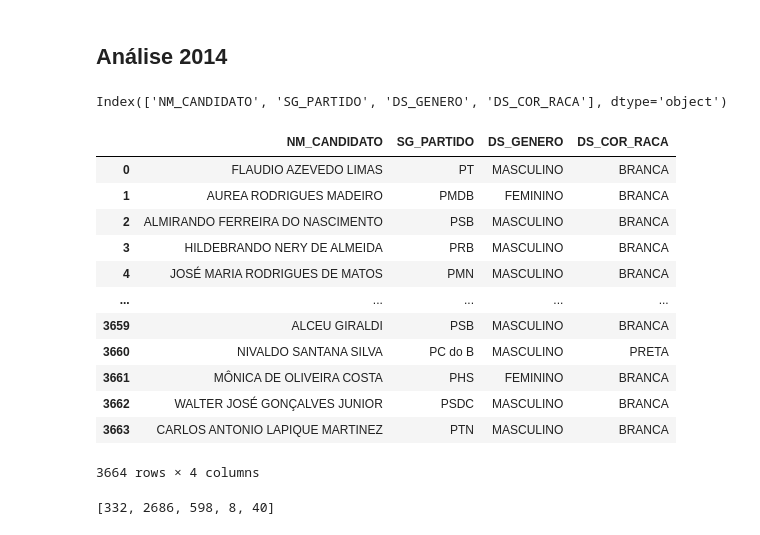
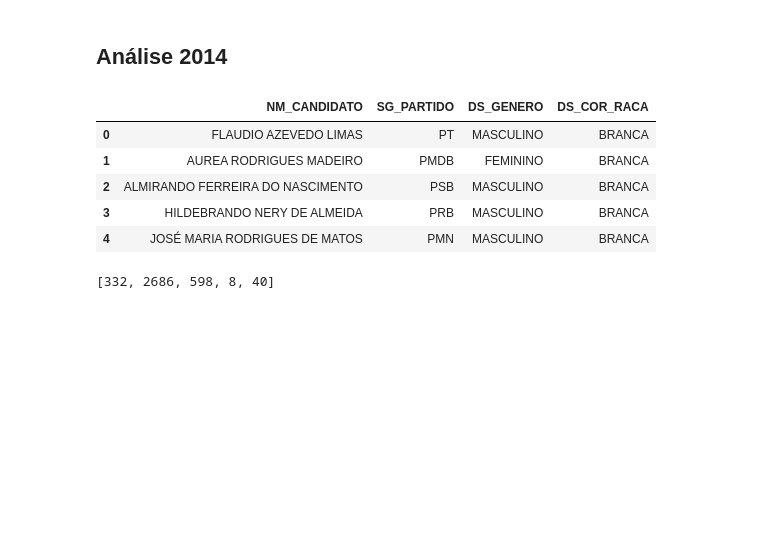
Before and after one commit to cesaralmeida93/Analise-eleicoes-2018, a Jupyter notebook: Análise.ipynb, the cells around one changed output. Cells and saved outputs as stored; diff of their text form; code cells hidden in the pictures; blank space fills up the shorter version.

```diff
--- a/Análise.ipynb
+++ b/Análise.ipynb
@@ -86,25 +94,14 @@ df_2014 = pd.read_csv('consulta_cand_2014_SP.csv',sep=';',encoding='latin-1', us
                                                                                   "NM_CANDIDATO",
                                                                                   "SG_PARTIDO"])
 # %%
-df_2014.columns
+df_2014.head()
 # %% [output]
-Index(['NM_CANDIDATO', 'SG_PARTIDO', 'DS_GENERO', 'DS_COR_RACA'], dtype='object')
+|  | NM_CANDIDATO | SG_PARTIDO | DS_GENERO | DS_COR_RACA |
+| 0 | FLAUDIO AZEVEDO LIMAS | PT | MASCULINO | BRANCA |
+| 1 | AUREA RODRIGUES MADEIRO | PMDB | FEMININO | BRANCA |
+| 2 | ALMIRANDO FERREIRA DO NASCIMENTO | PSB | MASCULINO | BRANCA |
+| 3 | HILDEBRANDO NERY DE ALMEIDA | PRB | MASCULINO | BRANCA |
+| 4 | JOSÉ MARIA RODRIGUES DE MATOS | PMN | MASCULINO | BRANCA |
-# %%
-df_2014
-# %% [output]
-|  | NM_CANDIDATO | SG_PARTIDO | DS_GENERO | DS_COR_RACA |
-| 0 | FLAUDIO AZEVEDO LIMAS | PT | MASCULINO | BRANCA |
-| 1 | AUREA RODRIGUES MADEIRO | PMDB | FEMININO | BRANCA |
-| 2 | ALMIRANDO FERREIRA DO NASCIMENTO | PSB | MASCULINO | BRANCA |
-| 3 | HILDEBRANDO NERY DE ALMEIDA | PRB | MASCULINO | BRANCA |
-| 4 | JOSÉ MARIA RODRIGUES DE MATOS | PMN | MASCULINO | BRANCA |
-| ... | ... | ... | ... | ... |
-| 3659 | ALCEU GIRALDI | PSB | MASCULINO | BRANCA |
-| 3660 | NIVALDO SANTANA SILVA | PC do B | MASCULINO | PRETA |
-| 3661 | MÔNICA DE OLIVEIRA COSTA | PHS | FEMININO | BRANCA |
-| 3662 | WALTER JOSÉ GONÇALVES JUNIOR | PSDC | MASCULINO | BRANCA |
-| 3663 | CARLOS ANTONIO LAPIQUE MARTINEZ | PTN | MASCULINO | BRANCA |
-3664 rows × 4 columns
 # %%
 preto_2014 = df_2014.query('DS_COR_RACA == "PRETA"').count()
 branco_2014 = df_2014.query('DS_COR_RACA == "BRANCA"').count()
```
Also changed, not shown: parts of 9 cells of this notebook.
